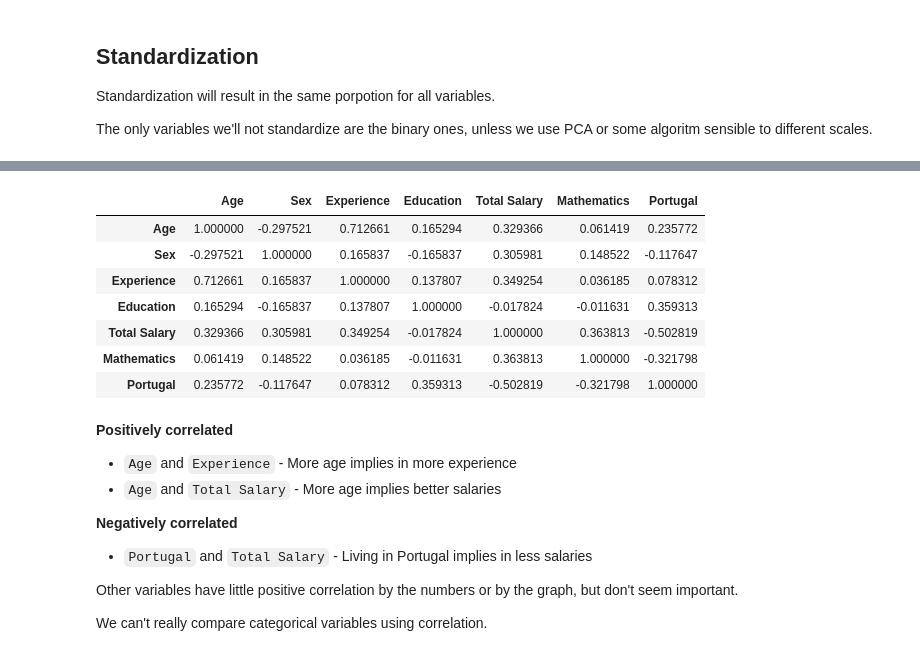
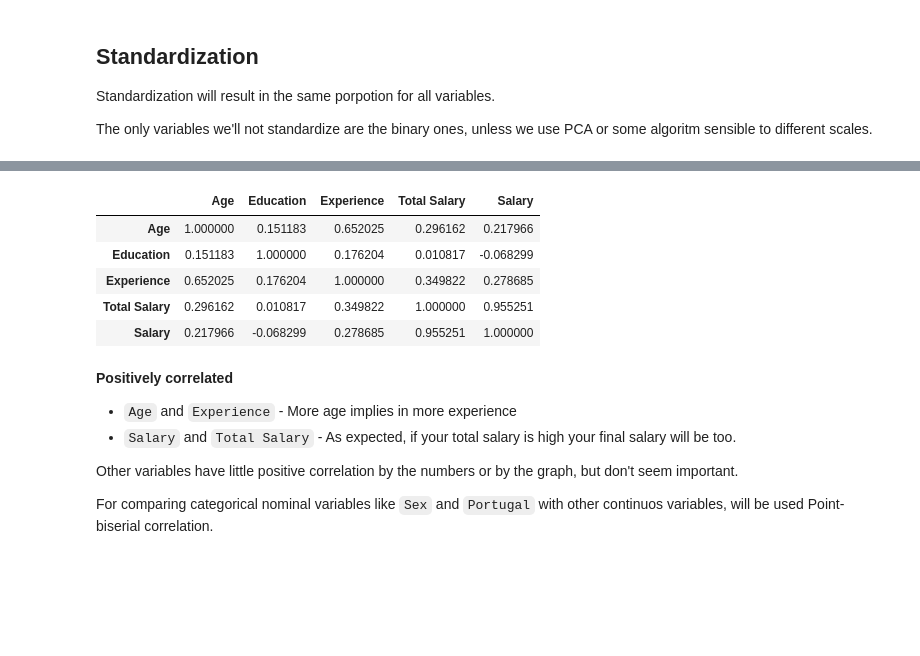
Before and after one commit to ttiagojm/PTOrdenado-Analise, a Jupyter notebook: demo.ipynb, the cells around one changed output, grey strips where cells are left out. Cells and saved outputs as stored; diff of their text form; code cells hidden in the pictures; blank space fills up the shorter version.

```diff
--- a/demo.ipynb
+++ b/demo.ipynb
@@ -25,2 +21,7 @@ subreddit = reddit.subreddit("PTOrdenado")
 # %%
-df = pd.DataFrame(columns=["Title", "Age", "Sex", "Experience", "Education", "Labor Hours", "Total Salary", "Salary"])
+
+reddit = praw.Reddit(client_id=getenv("CLIENT_ID"), client_secret=getenv("CLIENT_SECRET"), user_agent="praw_scraper_1.0")
+subreddit = reddit.subreddit("PTOrdenado")
+reddit = ScrappingPTOrdenado(subreddit.new(limit=None))
+
+df = pd.DataFrame(reddit.get_data("IT / Programação", r"data|dados|machine learning|\sai^\w|\sia^\w|inteligência artificial|artificial intelligence"))
@@ -399,5 +275,6 @@ Let's check how linearly correlated are each variable.
 # %%
-df_train = df.drop(columns=["Title", "Salary"])
-pd.plotting.scatter_matrix(df_train)
+df_train = df.drop(columns=["Title"])
+df_continuous = df_train.drop(columns=["Portugal", "Mathematics", "Sex"])
+pd.plotting.scatter_matrix(df_continuous)
 # %% [output]
 array([[<Axes: xlabel='Age', ylabel='Age'>,
@@ -421,23 +298,19 @@ array([[<Axes: xlabel='Age', ylabel='Age'>,
 # %%
-df_train.corr()
+df_continuous.corr()
 # %% [output]
-|  | Age | Sex | Experience | Education | Total Salary | Mathematics | Portugal |
-| Age | 1.000000 | -0.297521 | 0.712661 | 0.165294 | 0.329366 | 0.061419 | 0.235772 |
-| Sex | -0.297521 | 1.000000 | 0.165837 | -0.165837 | 0.305981 | 0.148522 | -0.117647 |
-| Experience | 0.712661 | 0.165837 | 1.000000 | 0.137807 | 0.349254 | 0.036185 | 0.078312 |
-| Education | 0.165294 | -0.165837 | 0.137807 | 1.000000 | -0.017824 | -0.011631 | 0.359313 |
-| Total Salary | 0.329366 | 0.305981 | 0.349254 | -0.017824 | 1.000000 | 0.363813 | -0.502819 |
-| Mathematics | 0.061419 | 0.148522 | 0.036185 | -0.011631 | 0.363813 | 1.000000 | -0.321798 |
-| Portugal | 0.235772 | -0.117647 | 0.078312 | 0.359313 | -0.502819 | -0.321798 | 1.000000 |
+|  | Age | Education | Experience | Total Salary | Salary |
+| Age | 1.000000 | 0.151183 | 0.652025 | 0.296162 | 0.217966 |
+| Education | 0.151183 | 1.000000 | 0.176204 | 0.010817 | -0.068299 |
+| Experience | 0.652025 | 0.176204 | 1.000000 | 0.349822 | 0.278685 |
+| Total Salary | 0.296162 | 0.010817 | 0.349822 | 1.000000 | 0.955251 |
+| Salary | 0.217966 | -0.068299 | 0.278685 | 0.955251 | 1.000000 |
 # %% [markdown]
 **Positively correlated**
 * `Age` and `Experience` - More age implies in more experience
-* `Age` and `Total Salary` - More age implies better salaries
-
-**Negatively correlated**
-* `Portugal` and `Total Salary` - Living in Portugal implies in less salaries
+* `Salary` and `Total Salary` - As expected, if your total salary is high your final salary will be too.
 
 
 Other variables have little positive correlation by the numbers or by the graph, but don't seem important.
 
-We can't really compare categorical variables using correlation.
+
+For comparing categorical nominal variables like `Sex` and `Portugal` with other continuos variables, will be used Point-biserial correlation.
```
Also changed, not shown: parts of 15 cells of this notebook, 2 other files.
